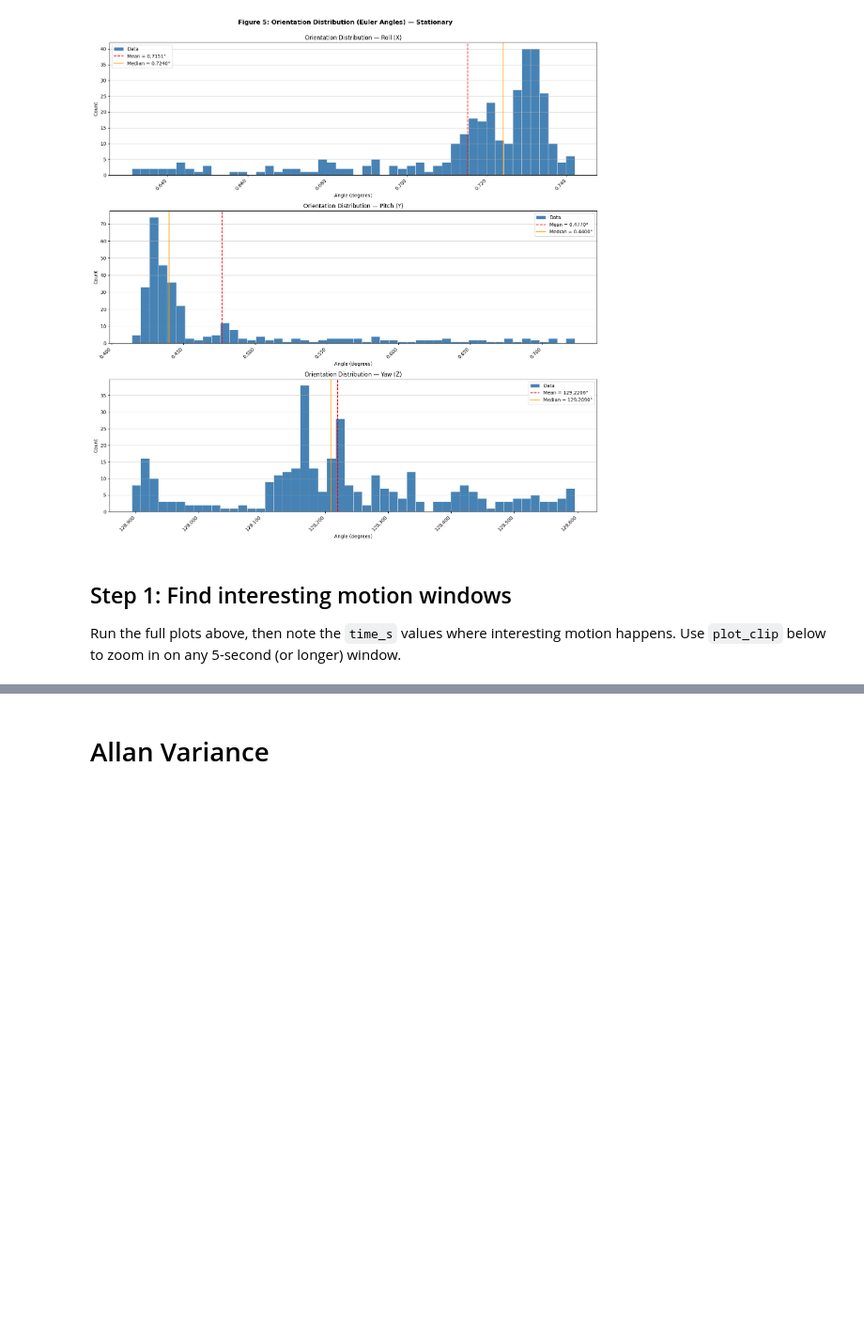
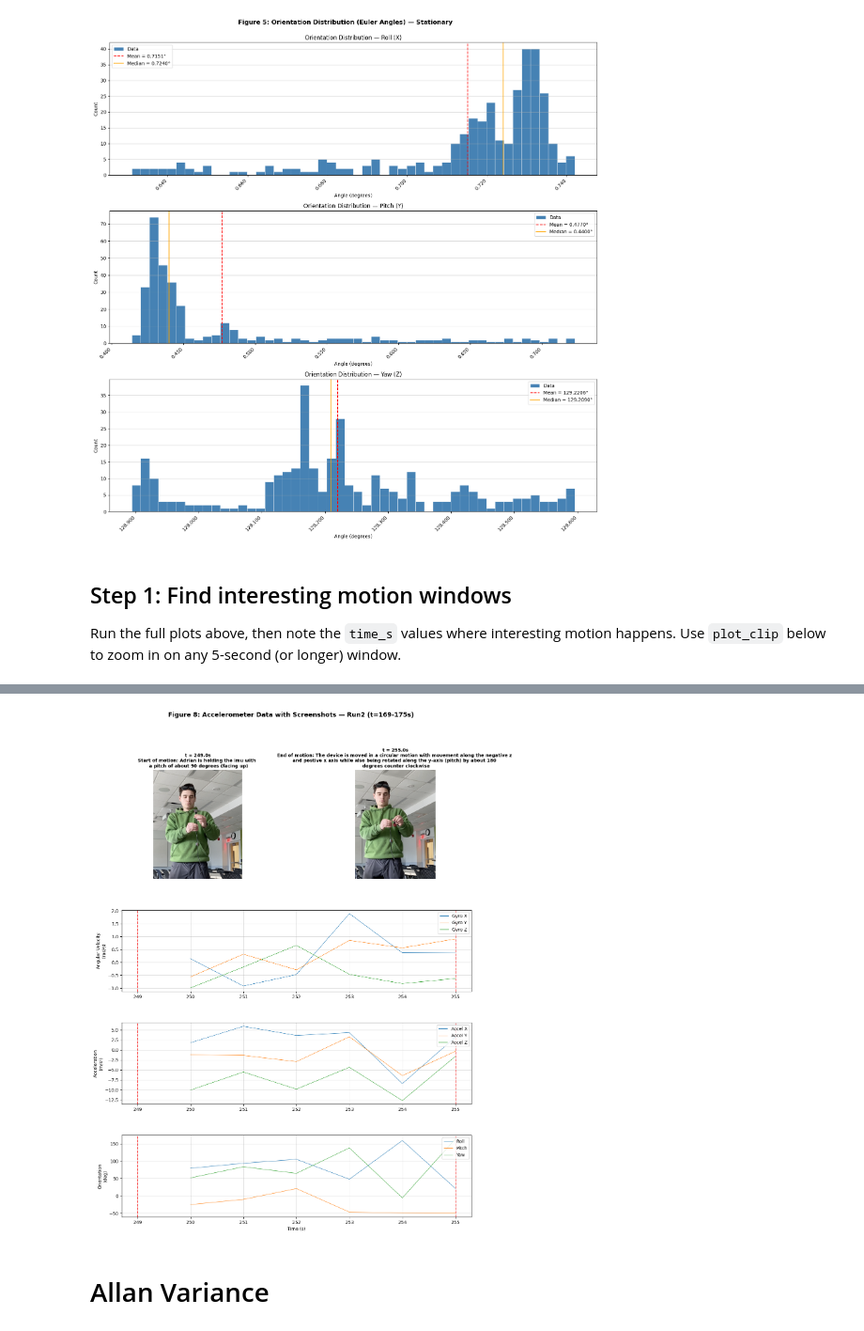
Before and after one commit to anramz29/EECE5554, a Jupyter notebook: LAB3/src/analysis/analysis.ipynb, the cells around one changed output, grey strips where cells are left out. Shown at 94% size. Saved outputs shown, nothing was run; the diff lists cells and outputs as text; code cells hidden in the pictures; blank space fills up the shorter version.

```diff
--- a/LAB3/src/analysis/analysis.ipynb
+++ b/LAB3/src/analysis/analysis.ipynb
@@ -319,3 +356,23 @@ plot_orientation(t3_df)
+# %%
+t3_start, t3_end = 249, 255
+t3_df = df_run2[(df_run2["time_s"] >= t3_start) & (df_run2["time_s"] <= t3_end)]
+plot_imu_with_screenshots(
+    t3_df,
+    img_paths=[
+        "screen_grabs/251.png",
+        "screen_grabs/255.png",
+    ],
+    img_descriptions=[
+        "Start of motion: Adrian is holding the imu with \n a pitch of about 90 degrees (facing up)",
+        "End of motion: The device is moved in a circular motion with movement along the negative z \n "
+        "and postive x axis while also being rotated along the y-axis (pitch) by about 180  \n degrees counter clockwise",
+    ],
+    img_times=[249, 255],
+    title="Figure 8: Accelerometer Data with Screenshots — Run2 (t=169-175s)",
+    save_fig=True
+)
+# %% [output]
+[figure, added]
 # %% [markdown]
 # Allan Variance
 # %%
```
Also changed, not shown: parts of 6 cells of this notebook, 3 other files.
